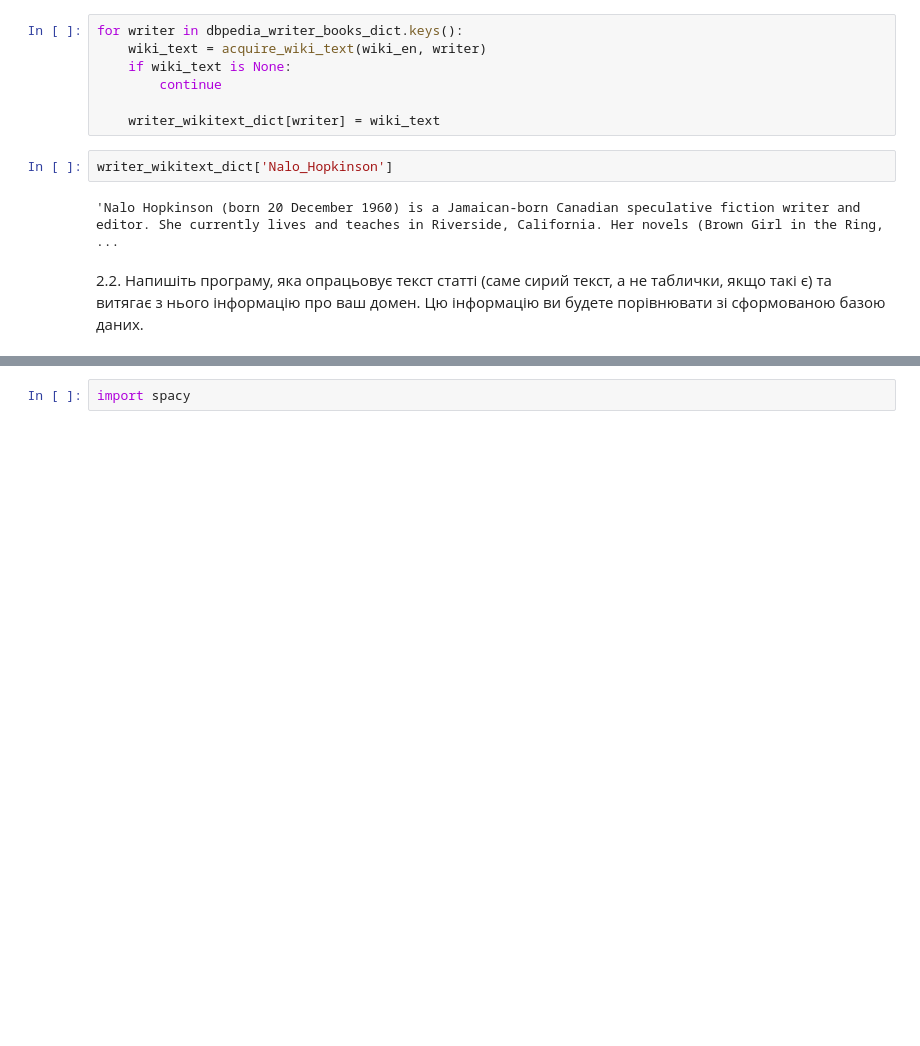
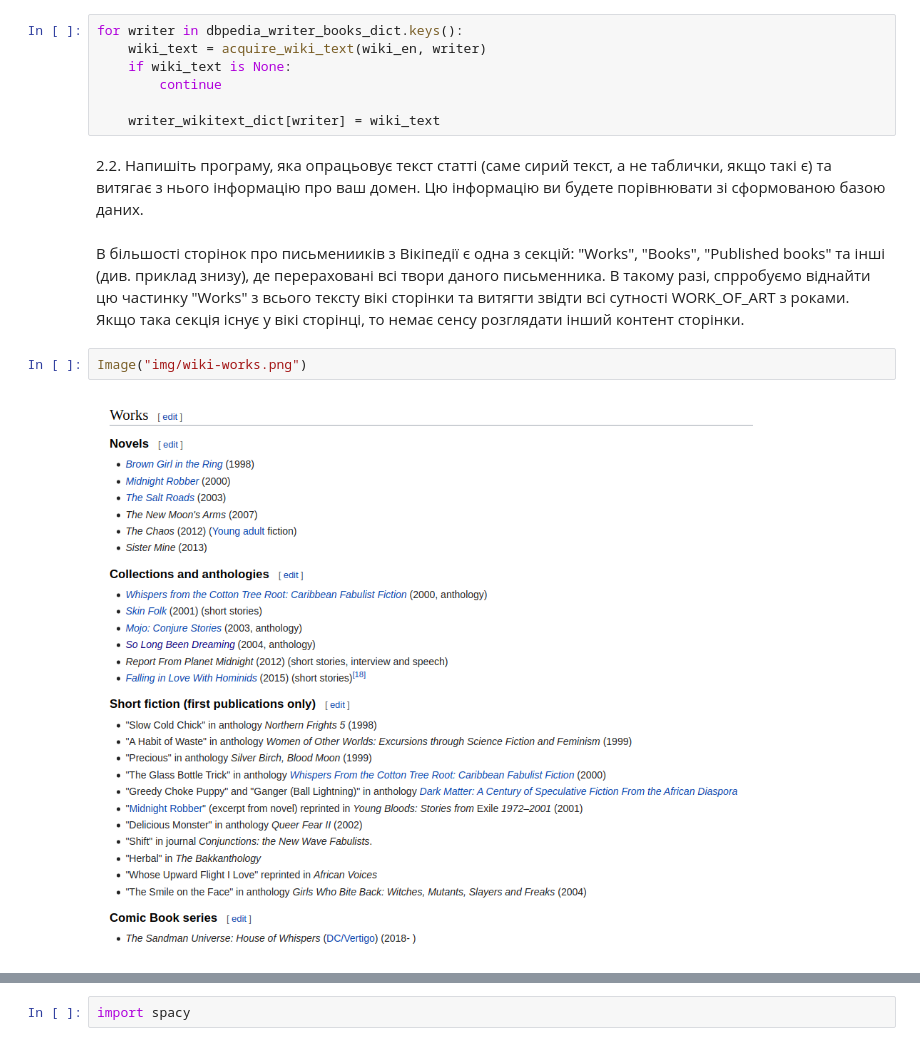
Before and after one commit to vseloved/prj-nlp-2020, a Jupyter notebook: students/DmytroBabenko/04-nlp-full-circle/I-check-fact.ipynb, the cells around one changed output, grey strips where cells are left out. Cells and saved outputs as stored; diff of their text form; blank space fills up the shorter version.

```diff
--- a/students/DmytroBabenko/04-nlp-full-circle/I-check-fact.ipynb
+++ b/students/DmytroBabenko/04-nlp-full-circle/I-check-fact.ipynb
@@ -162,9 +165,11 @@ for writer in dbpedia_writer_books_dict.keys():
         continue
 
     writer_wikitext_dict[writer] = wiki_text
-# %%
-writer_wikitext_dict['Nalo_Hopkinson']
-# %% [output]
-'Nalo Hopkinson (born 20 December 1960) is a Jamaican-born Canadian speculative fiction writer and editor. She currently lives and teaches in Riverside, California. Her novels (Brown Girl in the Ring, ...
 # %% [markdown]
 2.2. Напишіть програму, яка опрацьовує текст статті (саме сирий текст, а не таблички, якщо такі є) та витягає з нього інформацію про ваш домен. Цю інформацію ви будете порівнювати зі сформованою базою даних.
+# %% [markdown]
+В більшості сторінок про письменииків з Вікіпедії є одна з секцій: "Works", "Books", "Published books" та інші (див. приклад знизу), де перераховані всі твори даного письменника. В такому разі, спрробуємо віднайти цю частинку "Works" з всього тексту вікі сторінки та витягти звідти всі сутності  WORK_OF_ART з роками. Якщо така секція існує у вікі сторінці, то немає сенсу розглядати інший контент сторінки.
+# %%
+Image("img/wiki-works.png")
+# %% [output]
+[figure, added]
```
Also changed, not shown: parts of 17 cells of this notebook.
